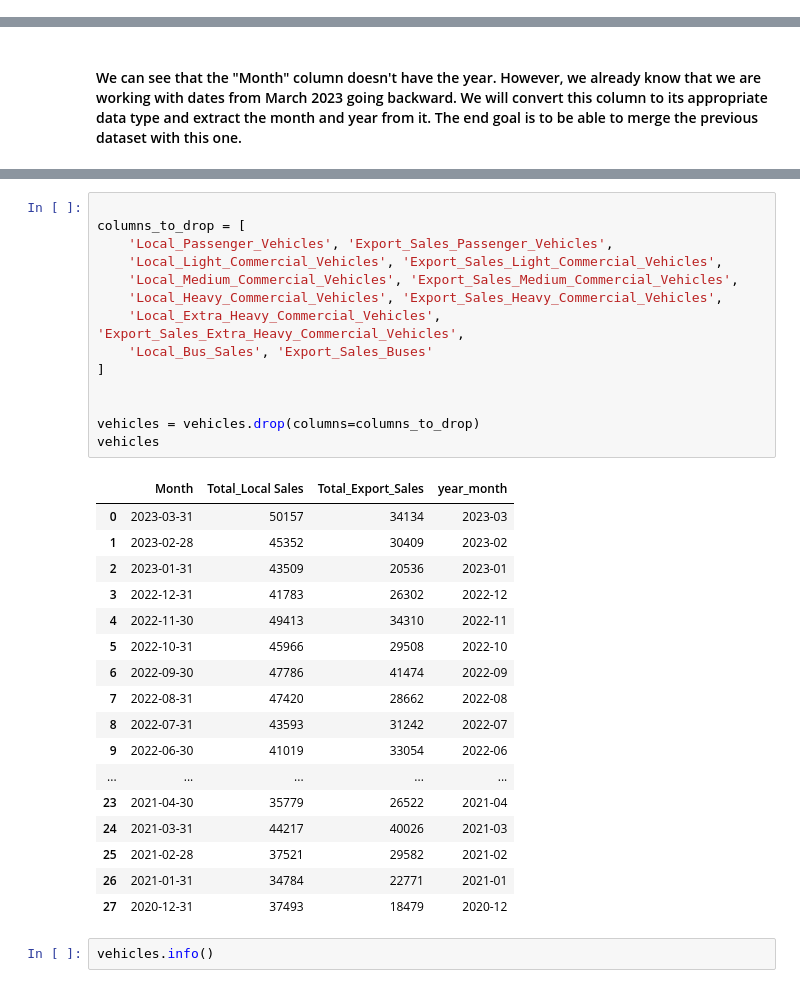
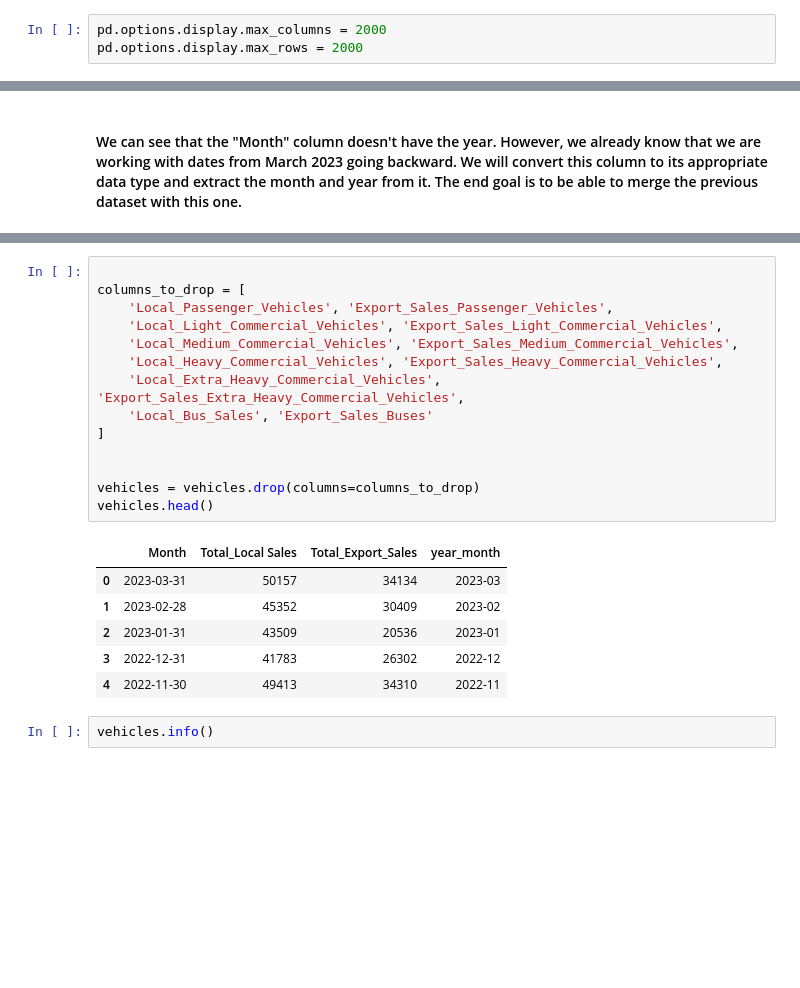
Before and after one commit to The-DigitalAcademy/cpi_prediction, a Jupyter notebook: CPI_Vision.ipynb, the cells around one changed output, grey strips where cells are left out. Drawn from its saved outputs; the diff is of its cells as text; blank space fills up the shorter version.

```diff
--- a/CPI_Vision.ipynb
+++ b/CPI_Vision.ipynb
@@ -6,6 +6,9 @@ import matplotlib.pyplot as plt
 import seaborn as sns
 
 import datetime
+# %%
+pd.options.display.max_columns = 2000
+pd.options.display.max_rows = 2000
 # %%
 cpi_hist = pd.read_csv('CPI_HistoryMar_23.csv')
 cpi_hist
@@ -260,35 +269,24 @@ vehicles
 # %%
 
 columns_to_drop = [
     'Local_Passenger_Vehicles', 'Export_Sales_Passenger_Vehicles',
     'Local_Light_Commercial_Vehicles', 'Export_Sales_Light_Commercial_Vehicles',
     'Local_Medium_Commercial_Vehicles', 'Export_Sales_Medium_Commercial_Vehicles',
     'Local_Heavy_Commercial_Vehicles', 'Export_Sales_Heavy_Commercial_Vehicles',
     'Local_Extra_Heavy_Commercial_Vehicles', 'Export_Sales_Extra_Heavy_Commercial_Vehicles',
     'Local_Bus_Sales', 'Export_Sales_Buses'
 ]
 
 
 vehicles = vehicles.drop(columns=columns_to_drop)
-vehicles
+vehicles.head()
 # %% [output]
 |  | Month | Total_Local Sales | Total_Export_Sales | year_month |
 | 0 | 2023-03-31 | 50157 | 34134 | 2023-03 |
 | 1 | 2023-02-28 | 45352 | 30409 | 2023-02 |
 | 2 | 2023-01-31 | 43509 | 20536 | 2023-01 |
 | 3 | 2022-12-31 | 41783 | 26302 | 2022-12 |
 | 4 | 2022-11-30 | 49413 | 34310 | 2022-11 |
-| 5 | 2022-10-31 | 45966 | 29508 | 2022-10 |
-| 6 | 2022-09-30 | 47786 | 41474 | 2022-09 |
-| 7 | 2022-08-31 | 47420 | 28662 | 2022-08 |
-| 8 | 2022-07-31 | 43593 | 31242 | 2022-07 |
-| 9 | 2022-06-30 | 41019 | 33054 | 2022-06 |
-| ... | ... | ... | ... | ... |
-| 23 | 2021-04-30 | 35779 | 26522 | 2021-04 |
-| 24 | 2021-03-31 | 44217 | 40026 | 2021-03 |
-| 25 | 2021-02-28 | 37521 | 29582 | 2021-02 |
-| 26 | 2021-01-31 | 34784 | 22771 | 2021-01 |
-| 27 | 2020-12-31 | 37493 | 18479 | 2020-12 |
 # %%
 vehicles.info()
 # %% [output]
```
Also changed, not shown: parts of 13 cells of this notebook.
